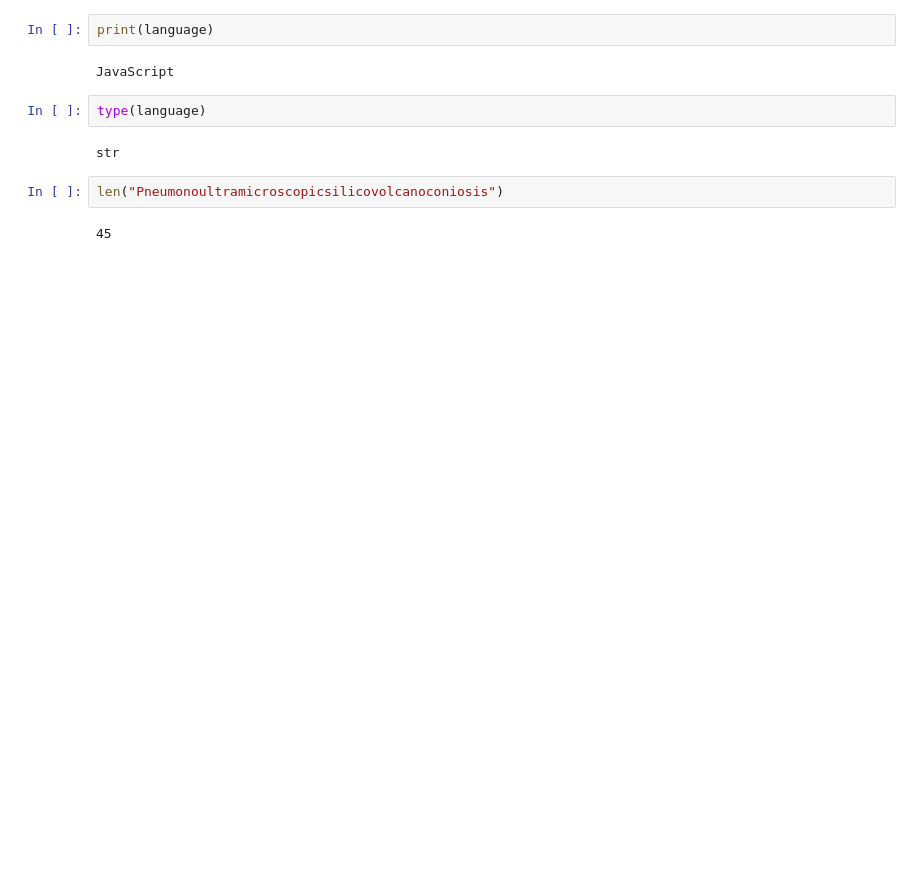
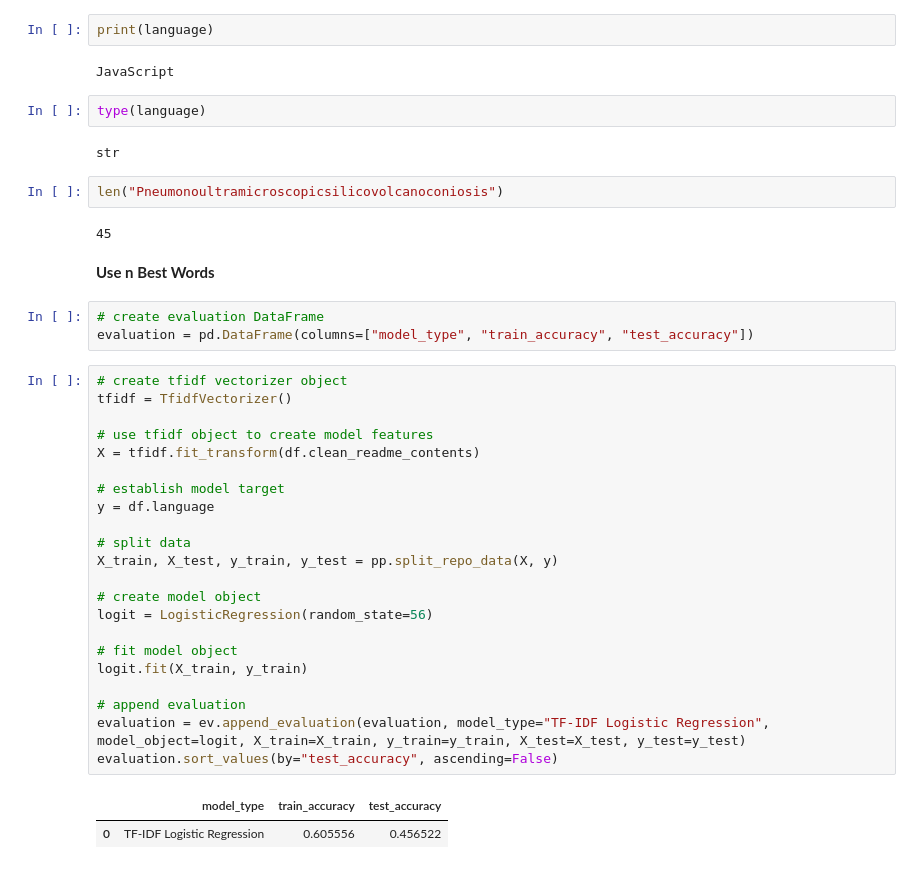
Before and after one commit to cobb-jiang-hartman-npl-project/github-repository-project, a Jupyter notebook: alec_files/model.ipynb, the cells around one changed output. Saved outputs shown, nothing was run; the diff lists cells and outputs as text; blank space fills up the shorter version.

```diff
--- a/alec_files/model.ipynb
+++ b/alec_files/model.ipynb
@@ -1285,3 +1265,33 @@ str
 len("Pneumonoultramicroscopicsilicovolcanoconiosis")
 # %% [output]
 45
+# %% [markdown]
+**Use n Best Words**
+# %%
+# create evaluation DataFrame
+evaluation = pd.DataFrame(columns=["model_type", "train_accuracy", "test_accuracy"])
+# %%
+# create tfidf vectorizer object
+tfidf = TfidfVectorizer()
+
+# use tfidf object to create model features
+X = tfidf.fit_transform(df.clean_readme_contents)
+
+# establish model target
+y = df.language
+
+# split data
+X_train, X_test, y_train, y_test = pp.split_repo_data(X, y)
+
+# create model object
+logit = LogisticRegression(random_state=56)
+
+# fit model object
+logit.fit(X_train, y_train)
+
+# append evaluation
+evaluation = ev.append_evaluation(evaluation, model_type="TF-IDF Logistic Regression", model_object=logit, X_train=X_train, y_train=y_train, X_test=X_test, y_test=y_test)
+evaluation.sort_values(by="test_accuracy", ascending=False)
+# %% [output]
+|  | model_type | train_accuracy | test_accuracy |
+| 0 | TF-IDF Logistic Regression | 0.605556 | 0.456522 |
```
Also changed, not shown: parts of 13 cells of this notebook, 1 other file.
